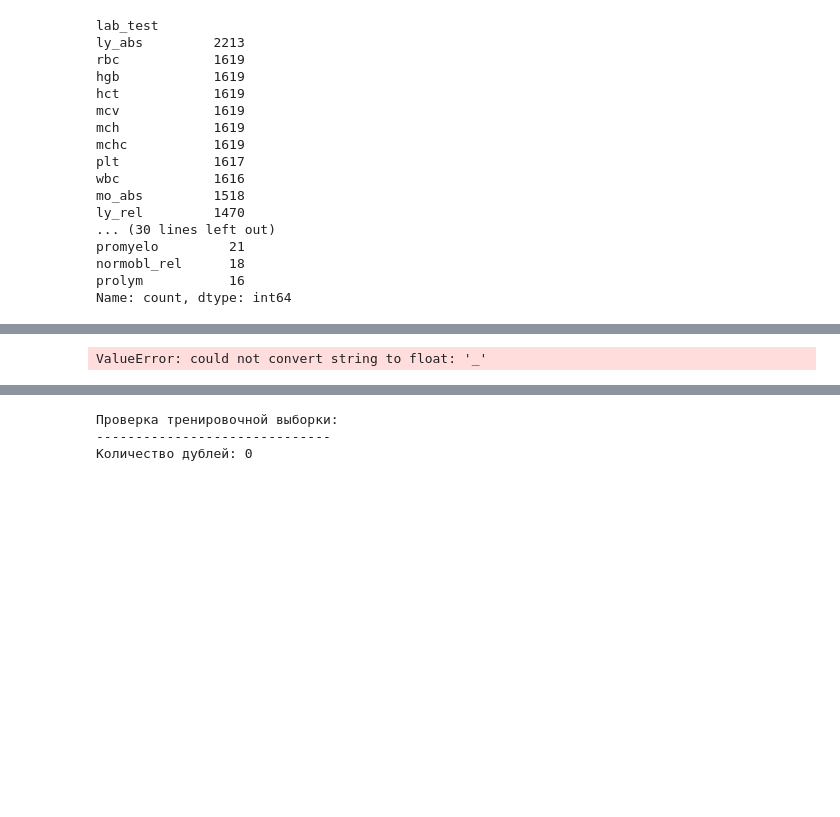
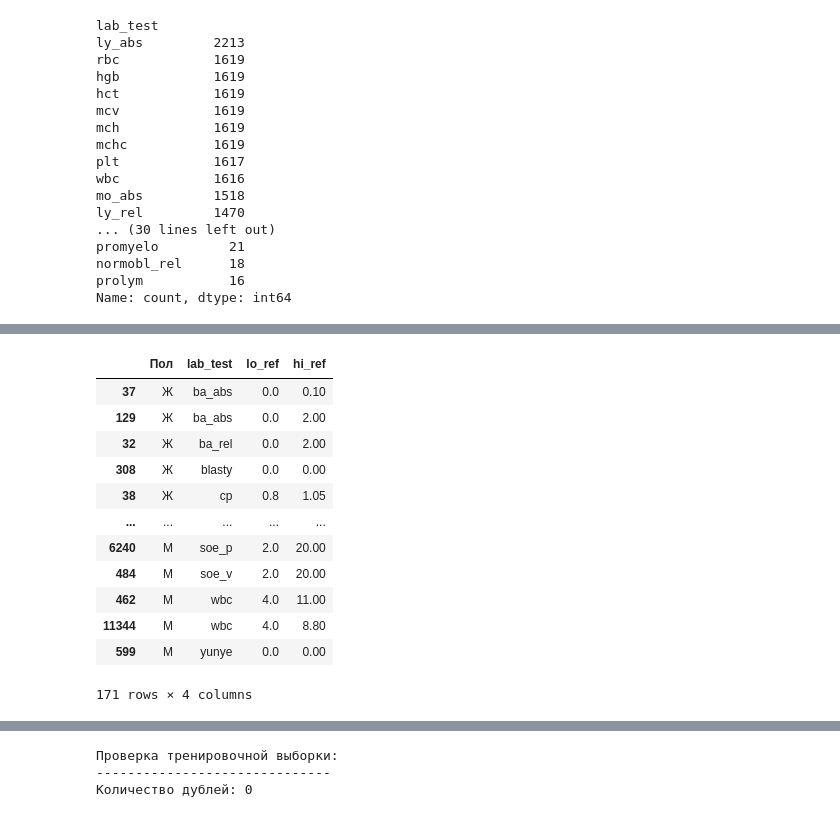
Before and after one commit to Lexislex/SF_hack_task_1, a Jupyter notebook: alexey.ipynb, the cells around one changed output, grey strips where cells are left out. Cells and saved outputs as stored; diff of their text form; code cells hidden in the pictures; blank space fills up the shorter version.

```diff
--- a/alexey.ipynb
+++ b/alexey.ipynb
@@ -156,11 +176,24 @@ pasp_df
 # %%
-ref_df = prep_df[['lab_test', 'Норма кол. показателя']].drop_duplicates()
+ref_df = prep_df[['Пол', 'lab_test', 'Норма кол. показателя']].drop_duplicates()
 ref_df[['lo_ref', 'hi_ref']] = ref_df['Норма кол. показателя'].str.split(':', n=1, expand=True)
 ref_df.drop(columns=['Норма кол. показателя'], inplace=True)
 ref_df['lo_ref'] = ref_df['lo_ref'].str.replace(',', '.')
 ref_df['hi_ref'] = ref_df['hi_ref'].str.replace(',', '.')
+ref_df.dropna(inplace=True)
 ref_df[['lo_ref', 'hi_ref']] = ref_df[['lo_ref', 'hi_ref']].astype('float')
-ref_df.drop_duplicates()
-ref_df
+ref_df.drop_duplicates(inplace=True)
+ref_df.sort_values(['Пол', 'lab_test'])
 # %% [output]
+|  | Пол | lab_test | lo_ref | hi_ref |
+| 37 | Ж | ba_abs | 0.0 | 0.10 |
+| 129 | Ж | ba_abs | 0.0 | 2.00 |
+| 32 | Ж | ba_rel | 0.0 | 2.00 |
+| 308 | Ж | blasty | 0.0 | 0.00 |
+| 38 | Ж | cp | 0.8 | 1.05 |
+| ... | ... | ... | ... | ... |
+| 6240 | М | soe_p | 2.0 | 20.00 |
+| 484 | М | soe_v | 2.0 | 20.00 |
+| 462 | М | wbc | 4.0 | 11.00 |
+| 11344 | М | wbc | 4.0 | 8.80 |
+| 599 | М | yunye | 0.0 | 0.00 |
-ValueError: could not convert string to float: '_'
+171 rows × 4 columns
```
Also changed, not shown: parts of 13 cells of this notebook.
